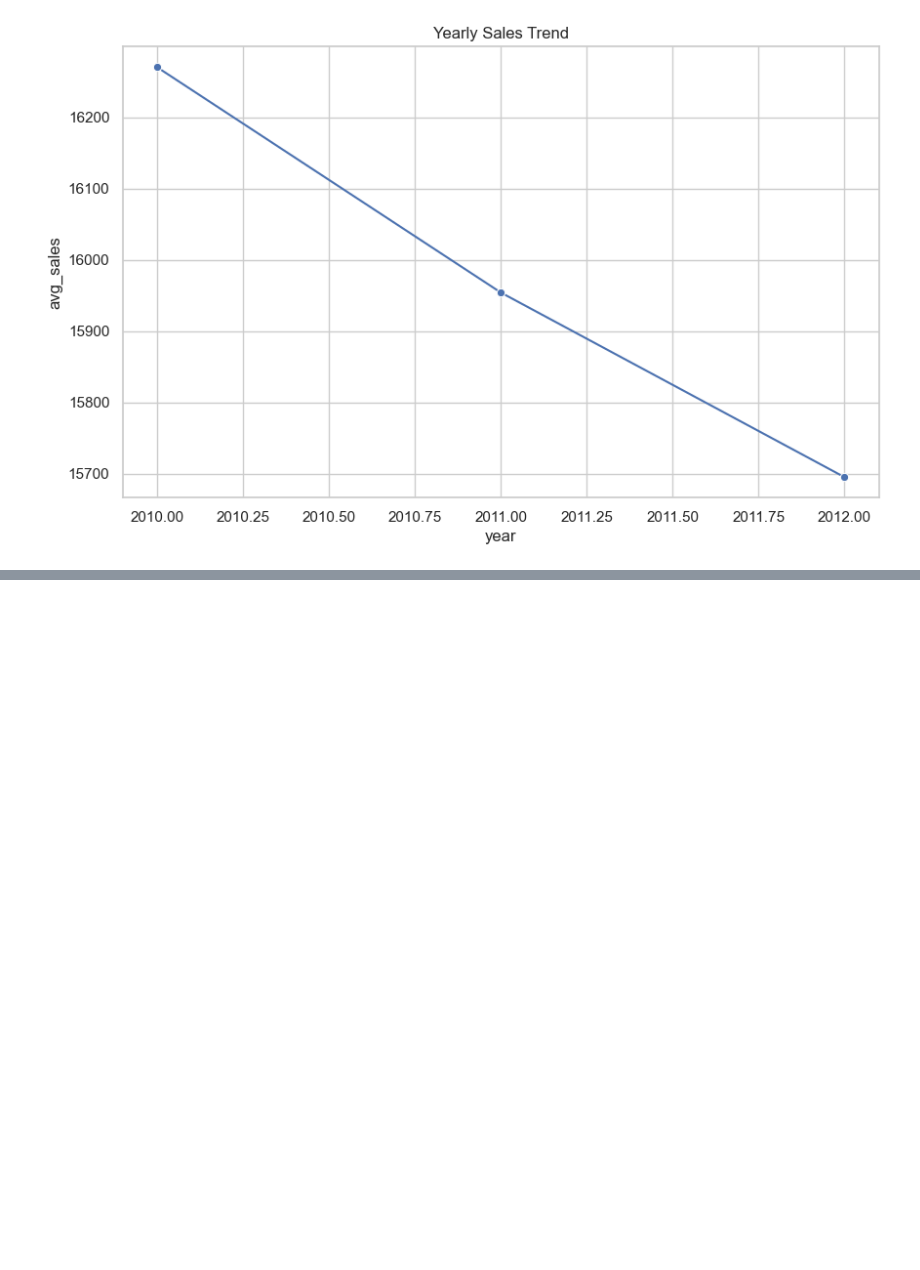
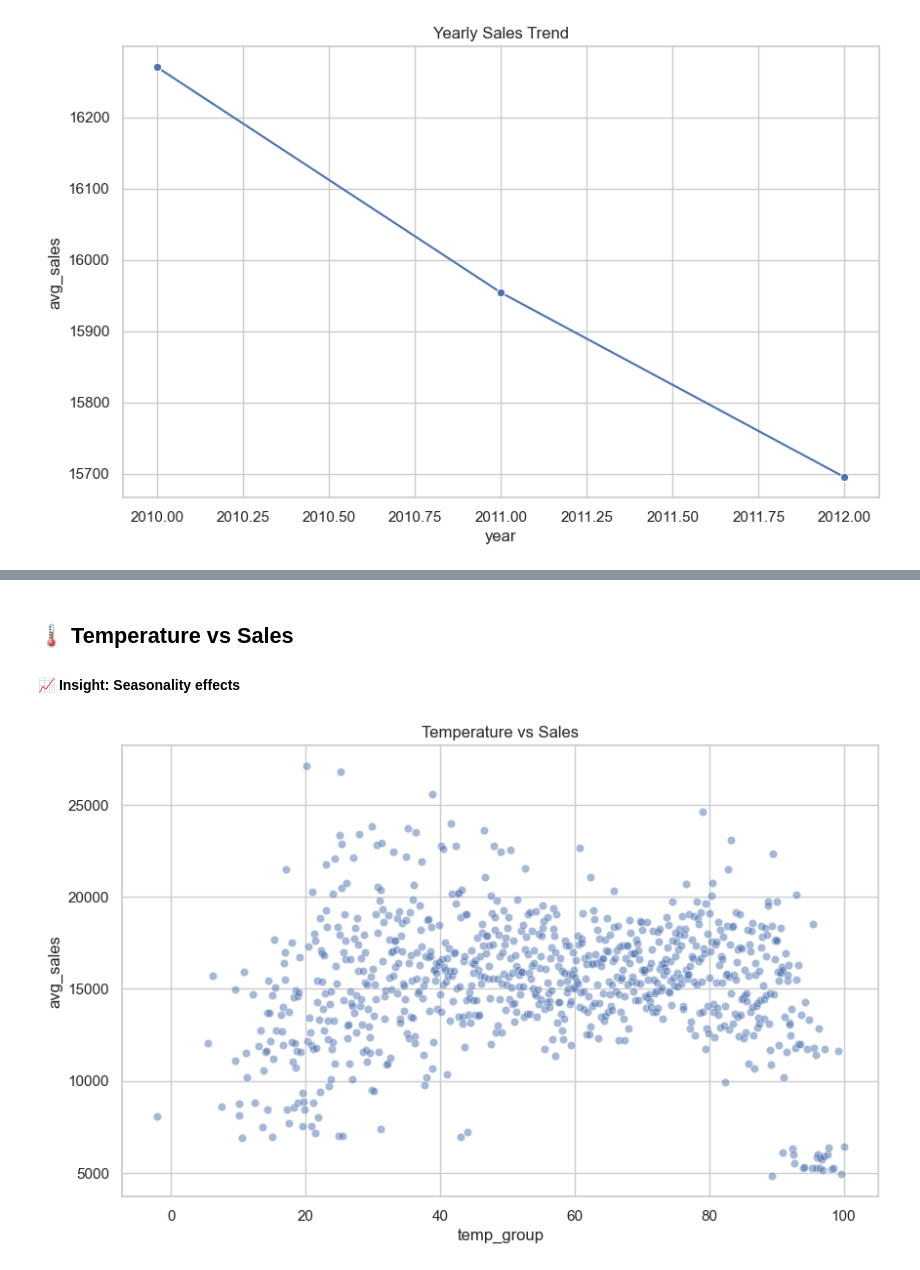
Before and after one commit to Mu111Ghoz/retail-sales-analytics, a Jupyter notebook: notebooks/eda_report.ipynb, the cells around one changed output, grey strips where cells are left out. Saved outputs shown, nothing was run; the diff lists cells and outputs as text; code cells hidden in the pictures; blank space fills up the shorter version.

```diff
--- a/notebooks/eda_report.ipynb
+++ b/notebooks/eda_report.ipynb
@@ -219,0 +191,21 @@ LINE 2: SELECT ROUND(AVG(f.markdown1 + f.markdown2 + f.markdown3 + f...
+# %% [markdown]
+## 🌡️ Temperature vs Sales
+
+#### 📈 Insight: Seasonality effects
+# %%
+sql_temp = """
+SELECT
+    ROUND((f.temperature)::numeric, 1) AS temp_group,
+    ROUND(AVG(t.weekly_sales)::numeric,2) AS avg_sales
+FROM train t
+JOIN features f ON t.store=f.store AND t.date=f.date
+GROUP BY temp_group
+ORDER BY temp_group;
+"""
+temp_sales = pd.read_sql(sql_temp, engine)
+
+sns.scatterplot(x="temp_group", y="avg_sales", data=temp_sales, alpha=0.5)
+plt.title("Temperature vs Sales")
+plt.show()
+# %% [output]
+[figure, added]
```
Also changed, not shown: parts of 14 cells of this notebook.
